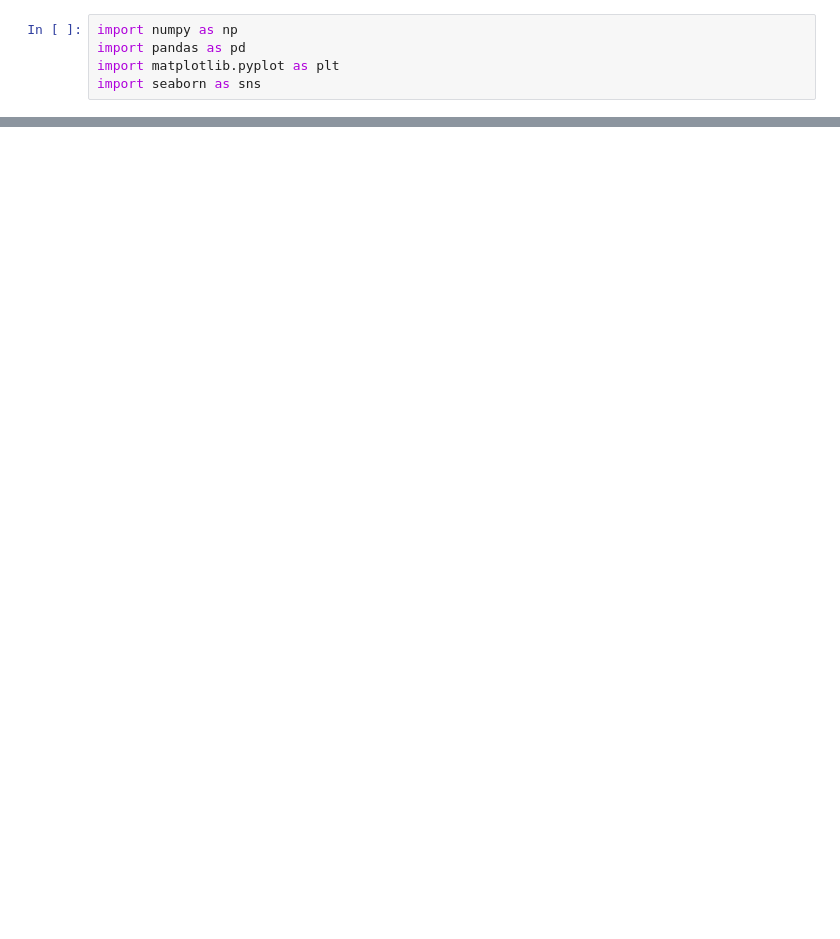
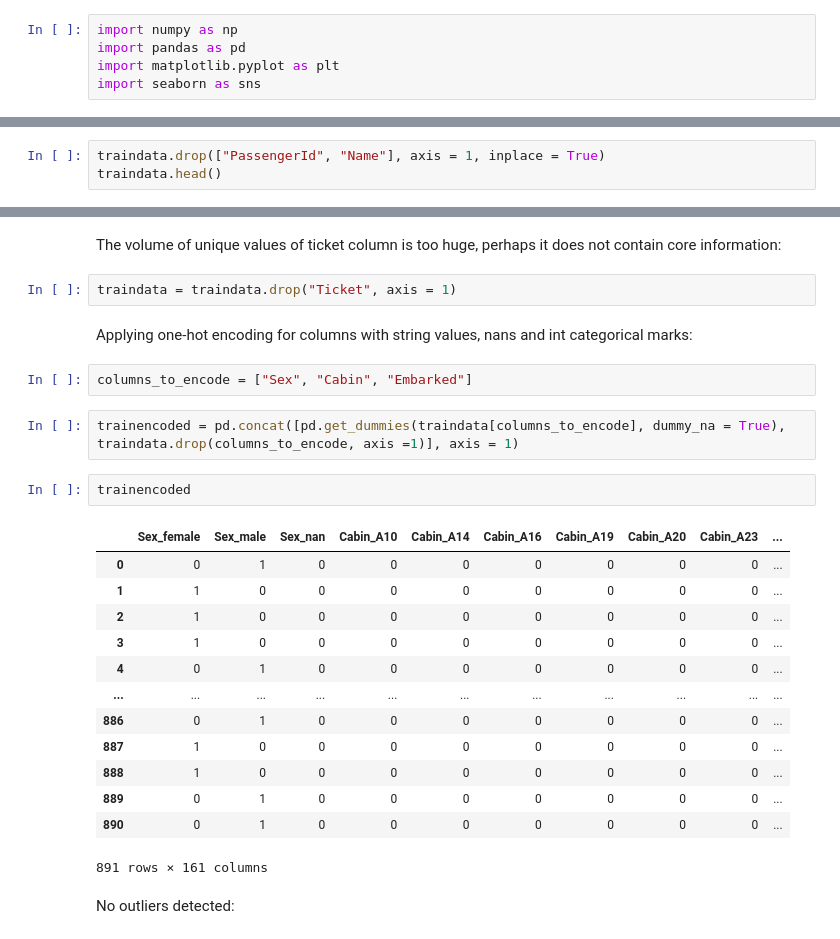
Before and after one commit to dolium/ml_course_project_bogdan_salyp, a Jupyter notebook: titanic_model.ipynb, the cells around one changed output, grey strips where cells are left out. Saved outputs shown, nothing was run; the diff lists cells and outputs as text; blank space fills up the shorter version.

```diff
--- a/titanic_model.ipynb
+++ b/titanic_model.ipynb
@@ -39,0 +19,3 @@ Successfully installed pip-22.0.4
+# %%
+traindata.drop(["PassengerId", "Name"], axis = 1, inplace = True)
+traindata.head()
@@ -39,0 +47,28 @@ Successfully installed pip-22.0.4
+# %% [markdown]
+The volume of unique values of ticket column is too huge, perhaps it does not contain core information:
+# %%
+traindata = traindata.drop("Ticket", axis = 1)
+# %% [markdown]
+Applying one-hot encoding for columns with string values, nans and int categorical marks:
+# %%
+columns_to_encode = ["Sex", "Cabin", "Embarked"]
+# %%
+trainencoded = pd.concat([pd.get_dummies(traindata[columns_to_encode], dummy_na = True), traindata.drop(columns_to_encode, axis =1)], axis = 1)
+# %%
+trainencoded
+# %% [output]
+|  | Sex_female | Sex_male | Sex_nan | Cabin_A10 | Cabin_A14 | Cabin_A16 | Cabin_A19 | Cabin_A20 | Cabin_A23 | ... |
+| 0 | 0 | 1 | 0 | 0 | 0 | 0 | 0 | 0 | 0 | ... |
+| 1 | 1 | 0 | 0 | 0 | 0 | 0 | 0 | 0 | 0 | ... |
+| 2 | 1 | 0 | 0 | 0 | 0 | 0 | 0 | 0 | 0 | ... |
+| 3 | 1 | 0 | 0 | 0 | 0 | 0 | 0 | 0 | 0 | ... |
+| 4 | 0 | 1 | 0 | 0 | 0 | 0 | 0 | 0 | 0 | ... |
+| ... | ... | ... | ... | ... | ... | ... | ... | ... | ... | ... |
+| 886 | 0 | 1 | 0 | 0 | 0 | 0 | 0 | 0 | 0 | ... |
+| 887 | 1 | 0 | 0 | 0 | 0 | 0 | 0 | 0 | 0 | ... |
+| 888 | 1 | 0 | 0 | 0 | 0 | 0 | 0 | 0 | 0 | ... |
+| 889 | 0 | 1 | 0 | 0 | 0 | 0 | 0 | 0 | 0 | ... |
+| 890 | 0 | 1 | 0 | 0 | 0 | 0 | 0 | 0 | 0 | ... |
+891 rows × 161 columns
+# %% [markdown]
+No outliers detected:
```
Also changed, not shown: parts of 24 cells of this notebook, 2 other files.
